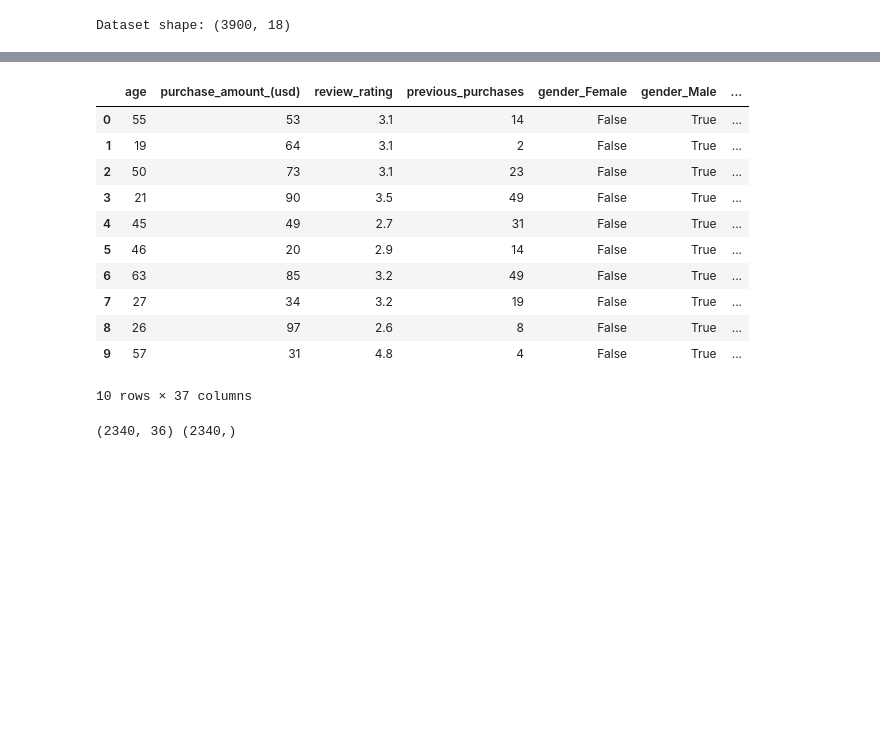
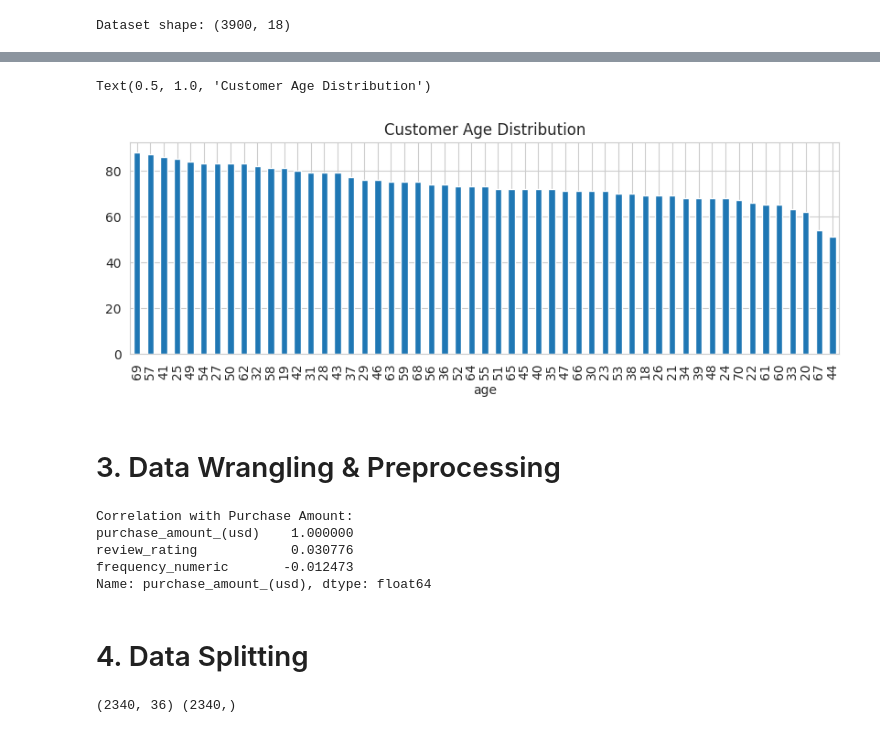
Before and after one commit to briannasancheztop/ADS505_Consumerbehavior, a Jupyter notebook: ADS505_Group_Project_.ipynb, the cells around one changed output, grey strips where cells are left out. Drawn from its saved outputs; the diff is of its cells as text; code cells hidden in the pictures; blank space fills up the shorter version.

```diff
--- a/ADS505_Group_Project_.ipynb
+++ b/ADS505_Group_Project_.ipynb
@@ -117,3 +203,13 @@ False
+# %%
+#Ploted Customer Age Distribution
+plt.figure(figsize=(10,3))
+data['age'].value_counts().plot(kind='bar')
+plt.title('Customer Age Distribution')
+# %% [output]
+Text(0.5, 1.0, 'Customer Age Distribution')
+[figure, added]
+# %% [markdown]
+# 3. Data Wrangling & Preprocessing
 # %%
 #Feature Engineering
 #Dropping irrelevant columns, encoding categorical variables
@@ -135,21 +231,21 @@ freq_order = {
 data['frequency_numeric'] = data['frequency_of_purchases'].map(freq_order)
 
 data = data.drop(columns=['frequency_of_purchases'])
-# %%
-data.head(10)
-# %% [output]
-|  | age | purchase_amount_(usd) | review_rating | previous_purchases | gender_Female | gender_Male | ... |
-| 0 | 55 | 53 | 3.1 | 14 | False | True | ... |
-| 1 | 19 | 64 | 3.1 | 2 | False | True | ... |
-| 2 | 50 | 73 | 3.1 | 23 | False | True | ... |
-| 3 | 21 | 90 | 3.5 | 49 | False | True | ... |
-| 4 | 45 | 49 | 2.7 | 31 | False | True | ... |
-| 5 | 46 | 20 | 2.9 | 14 | False | True | ... |
-| 6 | 63 | 85 | 3.2 | 49 | False | True | ... |
-| 7 | 27 | 34 | 3.2 | 19 | False | True | ... |
-| 8 | 26 | 97 | 2.6 | 8 | False | True | ... |
-| 9 | 57 | 31 | 4.8 | 4 | False | True | ... |
-10 rows × 37 columns
+# %%
+#Printed correlation with the encoded variables
+correlation_vars = ['review_rating', 'frequency_numeric', 'purchase_amount_(usd)']
+correlation_matrix = data[correlation_vars].corr()
+
+print("Correlation with Purchase Amount:")
+print(correlation_matrix['purchase_amount_(usd)'].sort_values(ascending=False))
+# %% [output]
+Correlation with Purchase Amount:
+purchase_amount_(usd)    1.000000
+review_rating            0.030776
+frequency_numeric       -0.012473
+Name: purchase_amount_(usd), dtype: float64
+# %% [markdown]
+# 4. Data Splitting
 # %%
 #Partitioning data 60% training and 40% validation
 X = data.drop(columns=['purchase_amount_(usd)'])
```
Also changed, not shown: parts of 32 cells of this notebook.
